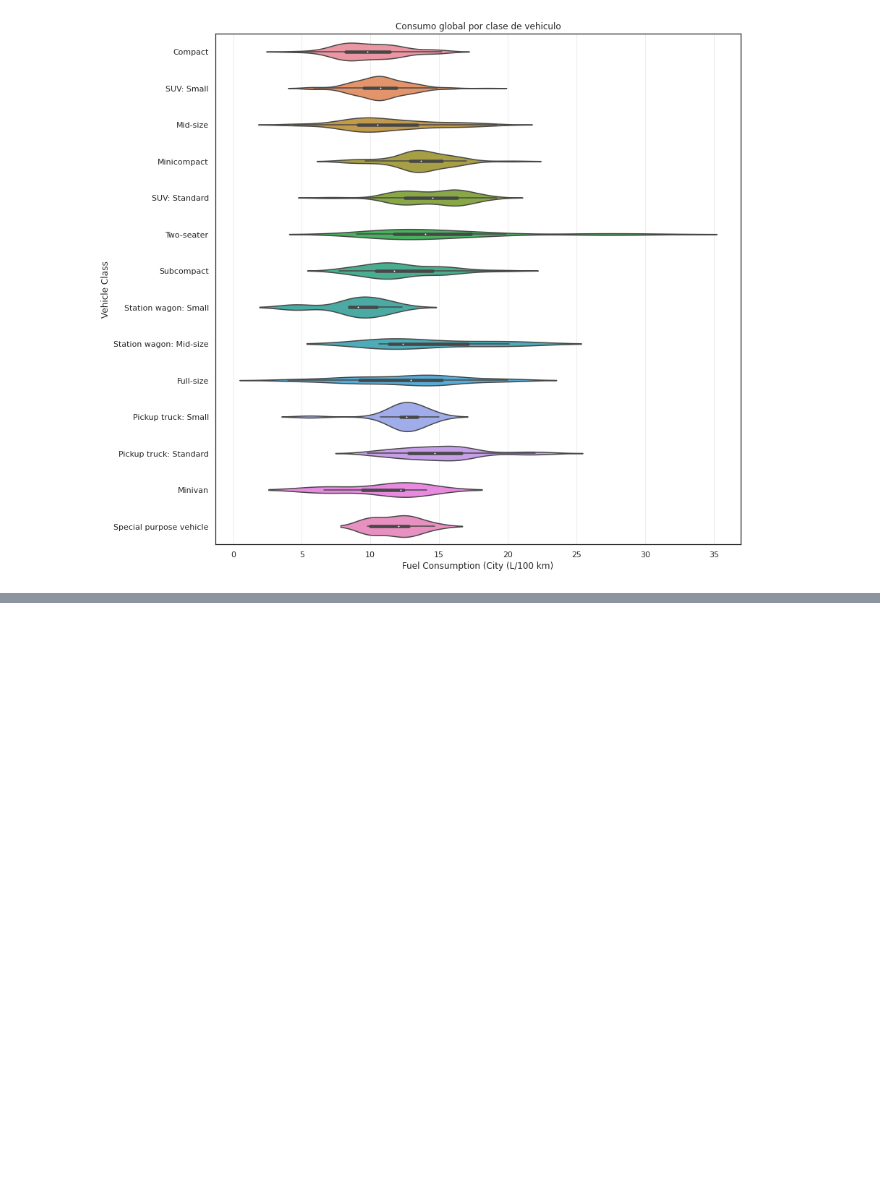
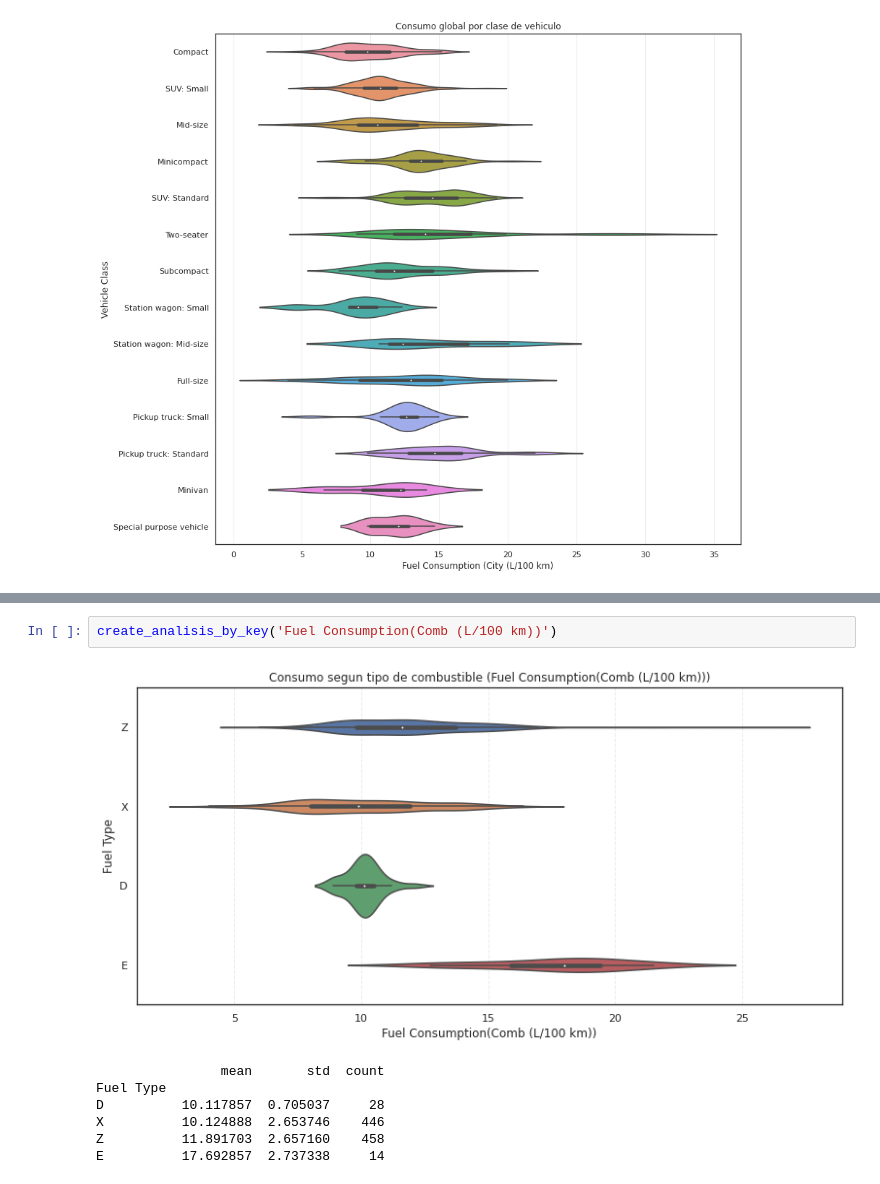
Before and after one commit to 0ces/Estadistica-1-UIS, a Jupyter notebook: notebooks/Dataset_I.ipynb, the cells around one changed output, grey strips where cells are left out. Cells and saved outputs as stored; diff of their text form; blank space fills up the shorter version.

```diff
--- a/notebooks/Dataset_I.ipynb
+++ b/notebooks/Dataset_I.ipynb
@@ -352,0 +402,10 @@ plt.show()
+# %%
+create_analisis_by_key('Fuel Consumption(Comb (L/100 km))')
+# %% [output]
+[figure, added]
+                mean       std  count
+Fuel Type
+D          10.117857  0.705037     28
+X          10.124888  2.653746    446
+Z          11.891703  2.657160    458
+E          17.692857  2.737338     14
```
Also changed, not shown: parts of 8 cells of this notebook.
